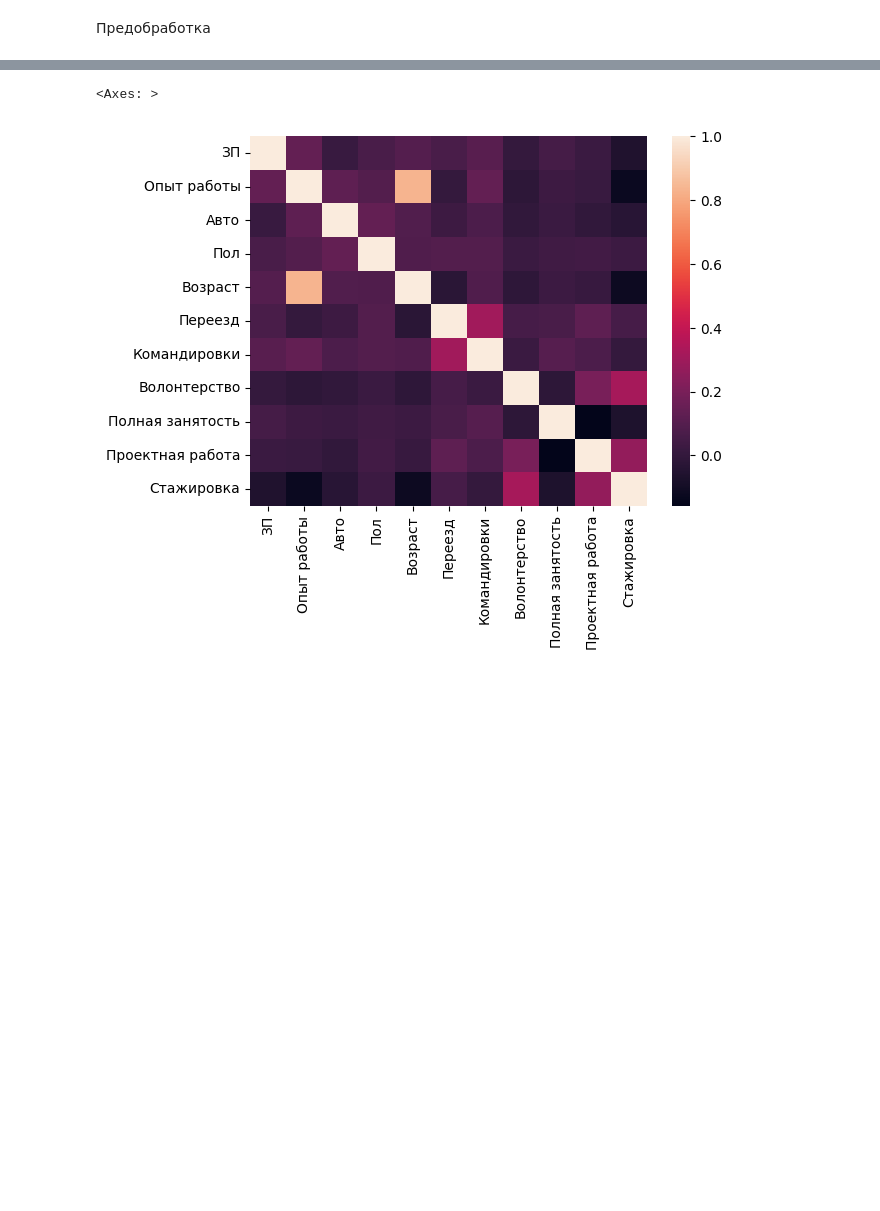
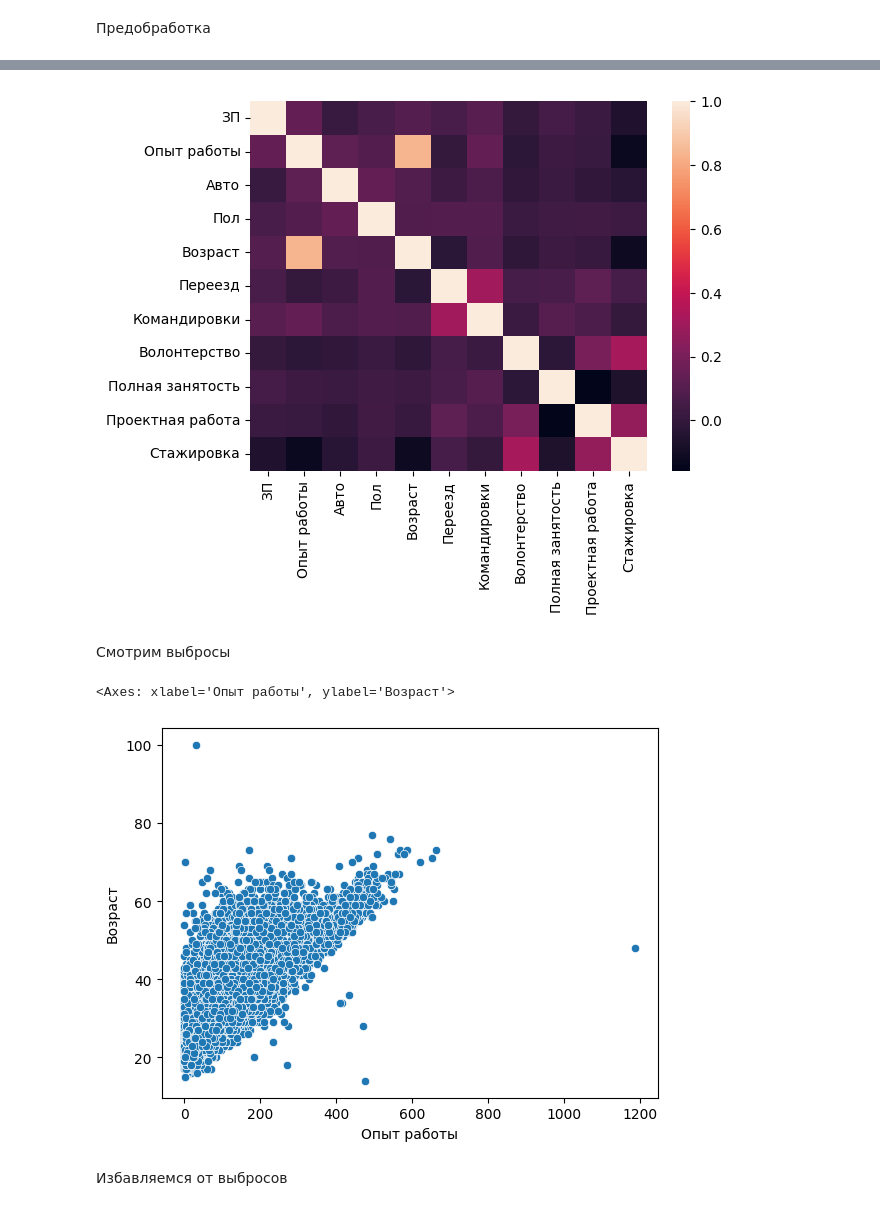
Before and after one commit to mrJimed/hh_dataset, a Jupyter notebook: hh_dataset.ipynb, the cells around one changed output, grey strips where cells are left out. Cells and saved outputs as stored; diff of their text form; code cells hidden in the pictures; blank space fills up the shorter version.

```diff
--- a/hh_dataset.ipynb
+++ b/hh_dataset.ipynb
@@ -167,6 +167,18 @@ memory usage: 6.1+ MB
 | Стажировка | -0.059317 | -0.124522 | -0.035543 | 0.023647 | -0.118762 | 0.057267 | 0.003336 | 0.318977 | ... |
 # %%
 sns.heatmap(df.corr(numeric_only=True))
+
+# Наибольшая зависимость
+DEPENDENT_X = 'Опыт работы'
+DEPENDENT_Y = 'Возраст'
 # %% [output]
-<Axes: >
 [figure]
+# %% [markdown]
+Смотрим выбросы
+# %%
+sns.scatterplot(x=DEPENDENT_X,y=DEPENDENT_Y,data=df)
+# %% [output]
+<Axes: xlabel='Опыт работы', ylabel='Возраст'>
+[figure, added]
+# %% [markdown]
+Избавляемся от выбросов
```
Also changed, not shown: parts of 2 cells of this notebook.
